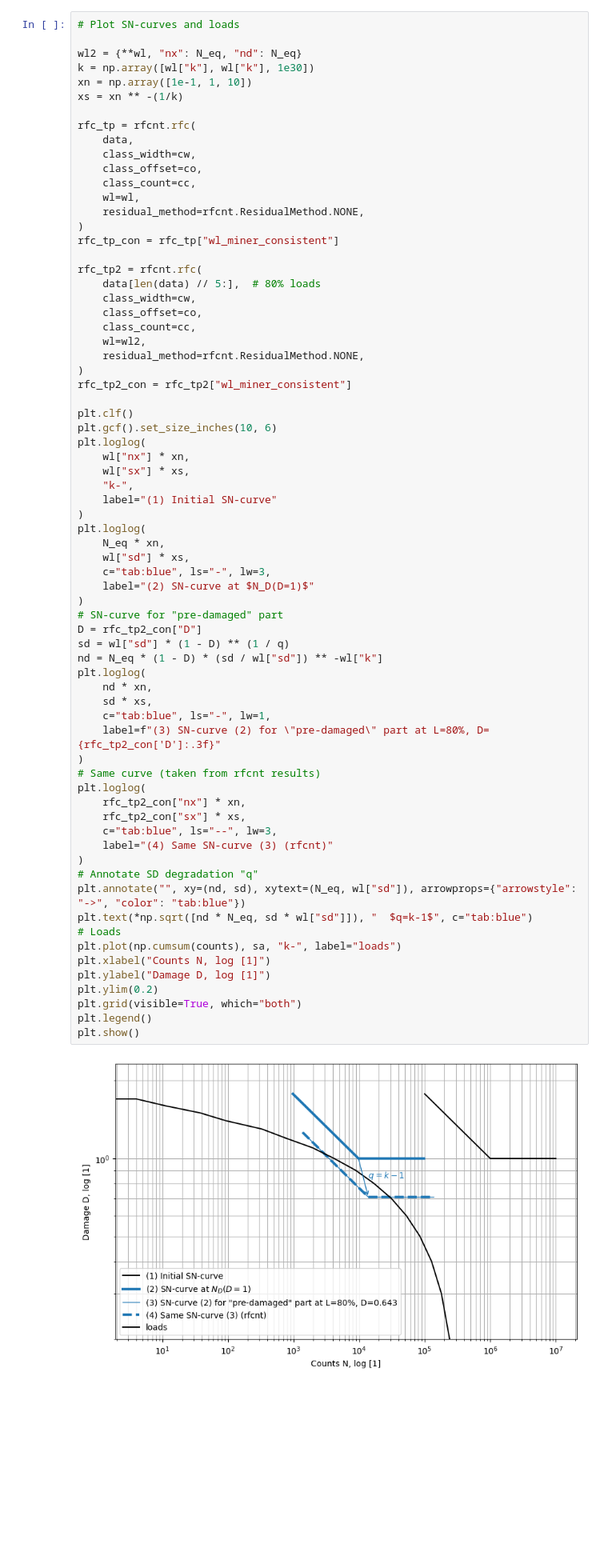
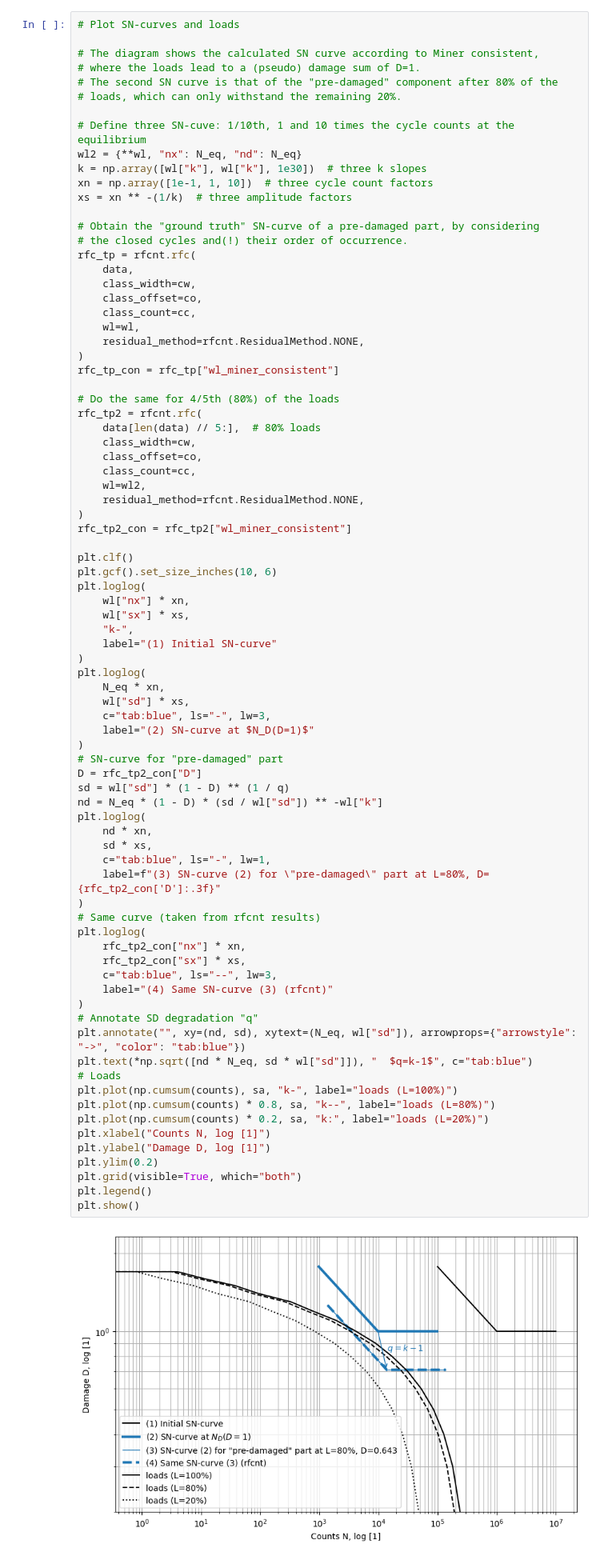
Before and after one commit to a-ma72/rainflow, a Jupyter notebook: src/python/notebooks/example_miner_verifications.ipynb, the cells around one changed output. Shown at 80% size. Drawn from its saved outputs; the diff is of its cells as text; blank space fills up the shorter version.

```diff
--- a/src/python/notebooks/example_miner_verifications.ipynb
+++ b/src/python/notebooks/example_miner_verifications.ipynb
@@ -868,11 +868,19 @@ Equality of estimate and truth at 9787 cycles (D=1)
 # %%
 # Plot SN-curves and loads
 
+# The diagram shows the calculated SN curve according to Miner consistent,
+# where the loads lead to a (pseudo) damage sum of D=1.
+# The second SN curve is that of the "pre-damaged" component after 80% of the
+# loads, which can only withstand the remaining 20%.
+
+# Define three SN-cuve: 1/10th, 1 and 10 times the cycle counts at the equilibrium
 wl2 = {**wl, "nx": N_eq, "nd": N_eq}
-k = np.array([wl["k"], wl["k"], 1e30])
-xn = np.array([1e-1, 1, 10])
-xs = xn ** -(1/k)
+k = np.array([wl["k"], wl["k"], 1e30])  # three k slopes
+xn = np.array([1e-1, 1, 10])  # three cycle count factors
+xs = xn ** -(1/k)  # three amplitude factors
 
+# Obtain the "ground truth" SN-curve of a pre-damaged part, by considering
+# the closed cycles and(!) their order of occurrence.
 rfc_tp = rfcnt.rfc(
     data,
     class_width=cw,
@@ -883,6 +891,7 @@ rfc_tp = rfcnt.rfc(
 )
 rfc_tp_con = rfc_tp["wl_miner_consistent"]
 
+# Do the same for 4/5th (80%) of the loads
 rfc_tp2 = rfcnt.rfc(
     data[len(data) // 5:],  # 80% loads
     class_width=cw,
@@ -908,32 +917,34 @@ plt.loglog(
     label="(2) SN-curve at $N_D(D=1)$"
 )
 # SN-curve for "pre-damaged" part
 D = rfc_tp2_con["D"]
 sd = wl["sd"] * (1 - D) ** (1 / q)
 nd = N_eq * (1 - D) * (sd / wl["sd"]) ** -wl["k"]
 plt.loglog(
     nd * xn,
     sd * xs,
     c="tab:blue", ls="-", lw=1,
     label=f"(3) SN-curve (2) for \"pre-damaged\" part at L=80%, D={rfc_tp2_con['D']:.3f}"
 )
 # Same curve (taken from rfcnt results)
 plt.loglog(
     rfc_tp2_con["nx"] * xn,
     rfc_tp2_con["sx"] * xs,
     c="tab:blue", ls="--", lw=3,
     label="(4) Same SN-curve (3) (rfcnt)"
 )
 # Annotate SD degradation "q"
 plt.annotate("", xy=(nd, sd), xytext=(N_eq, wl["sd"]), arrowprops={"arrowstyle": "->", "color": "tab:blue"})
 plt.text(*np.sqrt([nd * N_eq, sd * wl["sd"]]), "  $q=k-1$", c="tab:blue")
 # Loads
-plt.plot(np.cumsum(counts), sa, "k-", label="loads")
+plt.plot(np.cumsum(counts), sa, "k-", label="loads (L=100%)")
+plt.plot(np.cumsum(counts) * 0.8, sa, "k--", label="loads (L=80%)")
+plt.plot(np.cumsum(counts) * 0.2, sa, "k:", label="loads (L=20%)")
 plt.xlabel("Counts N, log [1]")
 plt.ylabel("Damage D, log [1]")
 plt.ylim(0.2)
 plt.grid(visible=True, which="both")
 plt.legend()
 plt.show()
 # %% [output]
-[figure, old version]
+[figure, new version]
```
Also changed, not shown: parts of 2 cells of this notebook.
